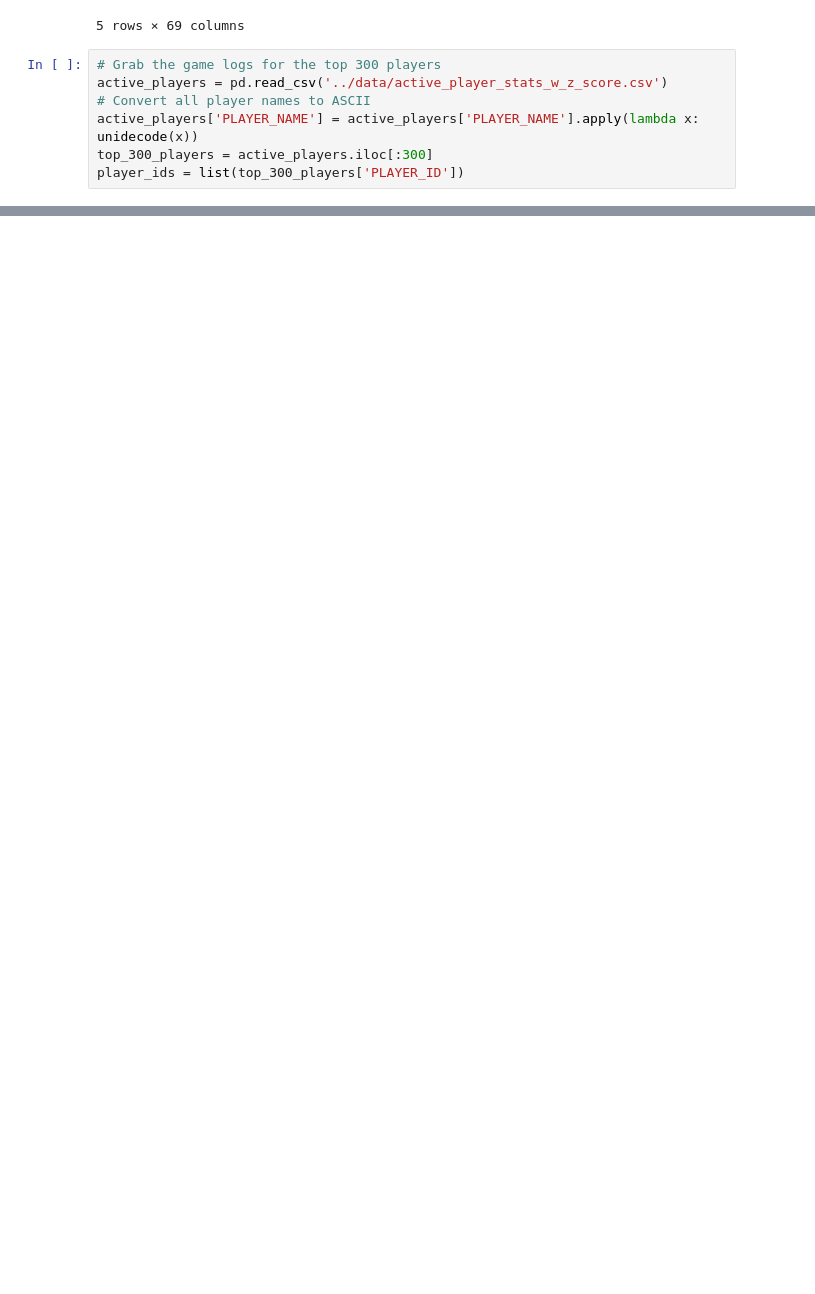
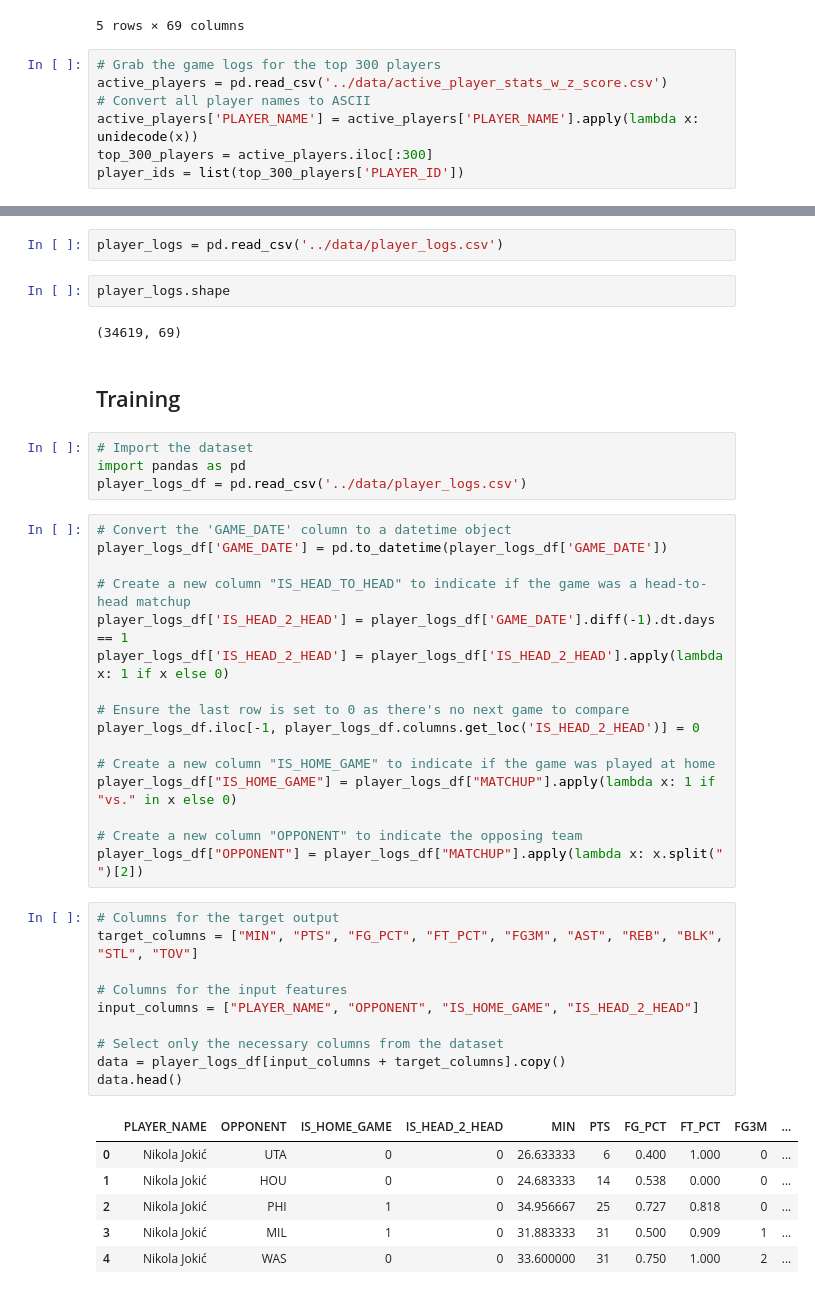
Before and after one commit to Nabs2000/nba_fantasy_model, a Jupyter notebook: data_preprocessing/obtain_current_player_info.ipynb, the cells around one changed output, grey strips where cells are left out. Cells and saved outputs as stored; diff of their text form; blank space fills up the shorter version.

Commit message:
Add training module

```diff
--- a/data_preprocessing/obtain_current_player_info.ipynb
+++ b/data_preprocessing/obtain_current_player_info.ipynb
@@ -220,0 +225,45 @@ player_logs.shape
+# %%
+player_logs = pd.read_csv('../data/player_logs.csv')
+# %%
+player_logs.shape
+# %% [output]
+(34619, 69)
+# %% [markdown]
+## Training
+# %%
+# Import the dataset
+import pandas as pd
+player_logs_df = pd.read_csv('../data/player_logs.csv')
+# %%
+# Convert the 'GAME_DATE' column to a datetime object
+player_logs_df['GAME_DATE'] = pd.to_datetime(player_logs_df['GAME_DATE'])
+
+# Create a new column "IS_HEAD_TO_HEAD" to indicate if the game was a head-to-head matchup
+player_logs_df['IS_HEAD_2_HEAD'] = player_logs_df['GAME_DATE'].diff(-1).dt.days == 1
+player_logs_df['IS_HEAD_2_HEAD'] = player_logs_df['IS_HEAD_2_HEAD'].apply(lambda x: 1 if x else 0)
+
+# Ensure the last row is set to 0 as there's no next game to compare
+player_logs_df.iloc[-1, player_logs_df.columns.get_loc('IS_HEAD_2_HEAD')] = 0
+
+# Create a new column "IS_HOME_GAME" to indicate if the game was played at home
+player_logs_df["IS_HOME_GAME"] = player_logs_df["MATCHUP"].apply(lambda x: 1 if "vs." in x else 0)
+
+# Create a new column "OPPONENT" to indicate the opposing team
+player_logs_df["OPPONENT"] = player_logs_df["MATCHUP"].apply(lambda x: x.split(" ")[2])
+# %%
+# Columns for the target output
+target_columns = ["MIN", "PTS", "FG_PCT", "FT_PCT", "FG3M", "AST", "REB", "BLK", "STL", "TOV"]
+
+# Columns for the input features
+input_columns = ["PLAYER_NAME", "OPPONENT", "IS_HOME_GAME", "IS_HEAD_2_HEAD"]
+
+# Select only the necessary columns from the dataset
+data = player_logs_df[input_columns + target_columns].copy()
+data.head()
+# %% [output]
+|  | PLAYER_NAME | OPPONENT | IS_HOME_GAME | IS_HEAD_2_HEAD | MIN | PTS | FG_PCT | FT_PCT | FG3M | ... |
+| 0 | Nikola Jokić | UTA | 0 | 0 | 26.633333 | 6 | 0.400 | 1.000 | 0 | ... |
+| 1 | Nikola Jokić | HOU | 0 | 0 | 24.683333 | 14 | 0.538 | 0.000 | 0 | ... |
+| 2 | Nikola Jokić | PHI | 1 | 0 | 34.956667 | 25 | 0.727 | 0.818 | 0 | ... |
+| 3 | Nikola Jokić | MIL | 1 | 0 | 31.883333 | 31 | 0.500 | 0.909 | 1 | ... |
+| 4 | Nikola Jokić | WAS | 0 | 0 | 33.600000 | 31 | 0.750 | 1.000 | 2 | ... |
```
Also changed, not shown: parts of 9 cells of this notebook.
